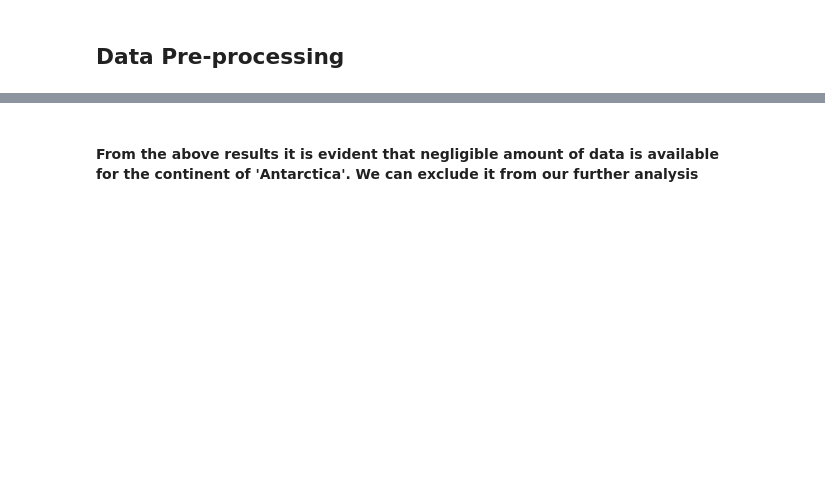
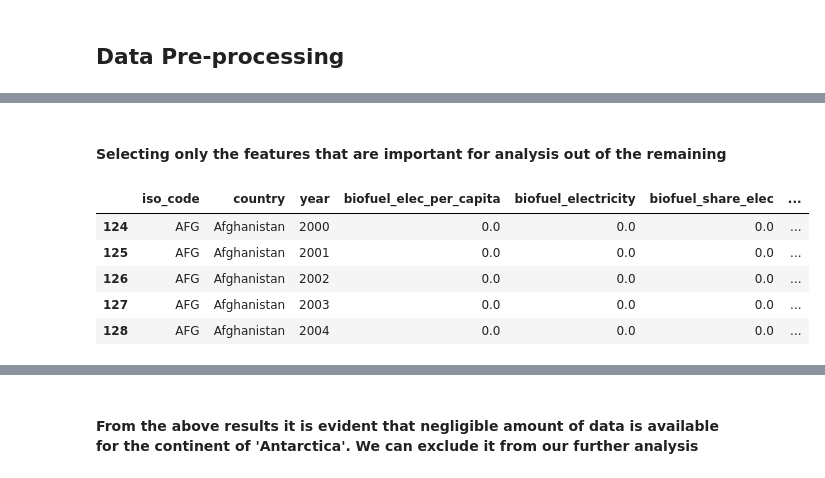
Before and after one commit to GawthamW97/Data-Analytics-And-Visualization, a Jupyter notebook: Data exploration and SQL database creation/Ani-APDV project 1.ipynb, the cells around one changed output, grey strips where cells are left out. Saved outputs shown, nothing was run; the diff lists cells and outputs as text; code cells hidden in the pictures; blank space fills up the shorter version.

```diff
--- a/Data exploration and SQL database creation/Ani-APDV project 1.ipynb
+++ b/Data exploration and SQL database creation/Ani-APDV project 1.ipynb
@@ -64,0 +149,13 @@ df = data.dropna(subset=['population'])
+# %% [markdown]
+#### Selecting only the features that are important for analysis out of the remaining
+# %%
+df = data_4[['iso_code','country','year','biofuel_elec_per_capita','biofuel_electricity','biofuel_share_elec','carbon_intensity_elec','coal_elec_per_capita','coal_electricity','coal_share_elec','electricity_demand','electricity_generation','per_capita_electricity','fossil_elec_per_capita','fossil_electricity','fossil_share_elec','gas_elec_per_capita','gas_electricity','gas_share_elec','greenhouse_gas_emissions','low_carbon_electricity','low_carbon_elec_per_capita','low_carbon_share_elec','nuclear_elec_per_capita','nuclear_electricity','nuclear_share_elec','oil_elec_per_capita','oil_electricity','oil_share_elec','renewables_elec_per_capita','renewables_electricity','renewables_share_elec']]
+# %%
+df.head()
+# %% [output]
+|  | iso_code | country | year | biofuel_elec_per_capita | biofuel_electricity | biofuel_share_elec | ... |
+| 124 | AFG | Afghanistan | 2000 | 0.0 | 0.0 | 0.0 | ... |
+| 125 | AFG | Afghanistan | 2001 | 0.0 | 0.0 | 0.0 | ... |
+| 126 | AFG | Afghanistan | 2002 | 0.0 | 0.0 | 0.0 | ... |
+| 127 | AFG | Afghanistan | 2003 | 0.0 | 0.0 | 0.0 | ... |
+| 128 | AFG | Afghanistan | 2004 | 0.0 | 0.0 | 0.0 | ... |
```
Also changed, not shown: parts of 118 cells of this notebook.
